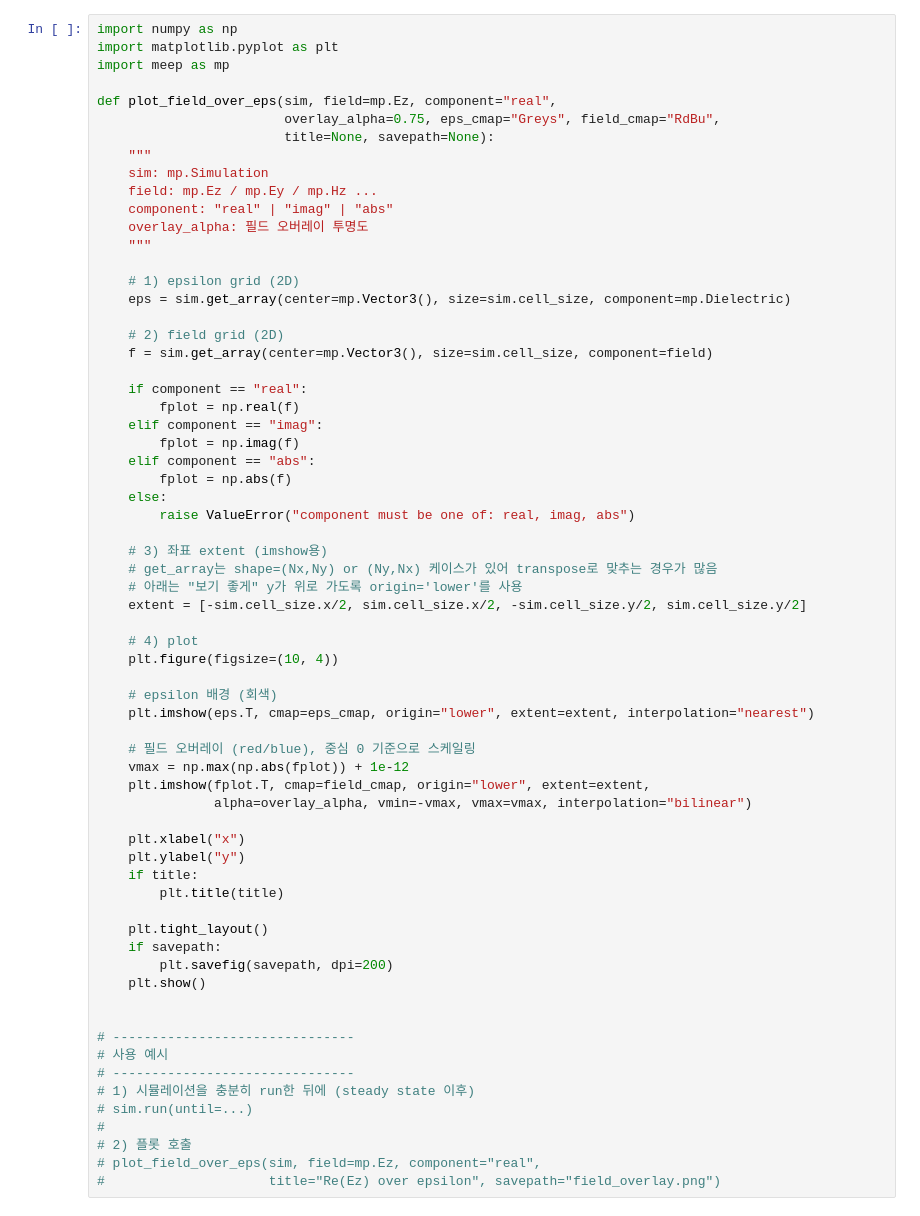
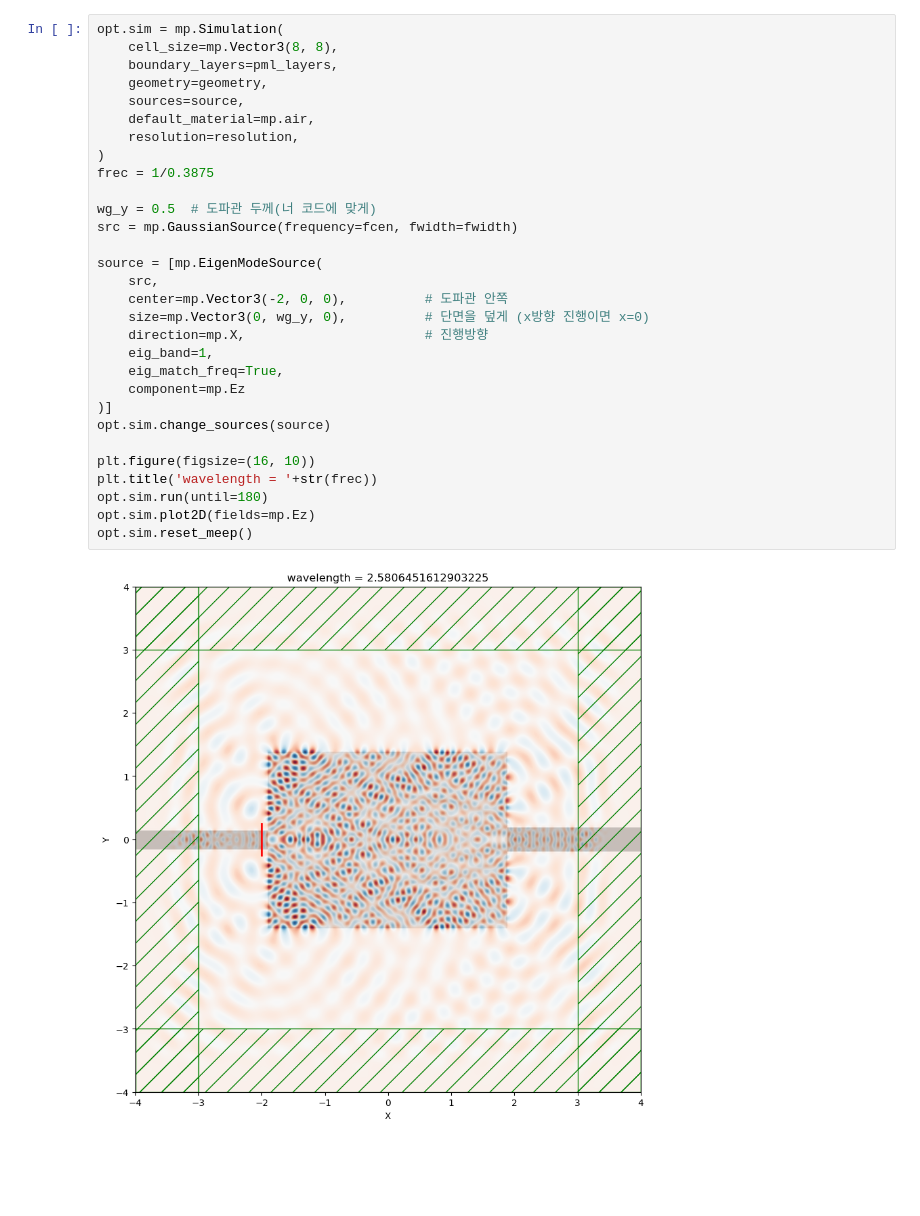
Before and after one commit to y0ooung/Meep, a Jupyter notebook: mode converter.ipynb, the cells around one changed output. Cells and saved outputs as stored; diff of their text form; blank space fills up the shorter version.

```diff
--- a/mode converter.ipynb
+++ b/mode converter.ipynb
@@ -237,66 +236,32 @@ plt.show()
 # %%
-import numpy as np
-import matplotlib.pyplot as plt
-import meep as mp
+opt.sim = mp.Simulation(
+    cell_size=mp.Vector3(8, 8),
+    boundary_layers=pml_layers,
+    geometry=geometry,
+    sources=source,
+    default_material=mp.air,
+    resolution=resolution,
+)
+frec = 1/0.3875
 
-def plot_field_over_eps(sim, field=mp.Ez, component="real",
-                        overlay_alpha=0.75, eps_cmap="Greys", field_cmap="RdBu",
-                        title=None, savepath=None):
-    """
-    sim: mp.Simulation
-    field: mp.Ez / mp.Ey / mp.Hz ...
-    component: "real" | "imag" | "abs"
-    overlay_alpha: 필드 오버레이 투명도
-    """
+wg_y = 0.5  # 도파관 두께(너 코드에 맞게)
+src = mp.GaussianSource(frequency=fcen, fwidth=fwidth)
 
-    # 1) epsilon grid (2D)
-    eps = sim.get_array(center=mp.Vector3(), size=sim.cell_size, component=mp.Dielectric)
+source = [mp.EigenModeSource(
+    src,
+    center=mp.Vector3(-2, 0, 0),          # 도파관 안쪽
+    size=mp.Vector3(0, wg_y, 0),          # 단면을 덮게 (x방향 진행이면 x=0)
+    direction=mp.X,                       # 진행방향
+    eig_band=1,
+    eig_match_freq=True,
+    component=mp.Ez
+)]
+opt.sim.change_sources(source)
 
-    # 2) field grid (2D)
-    f = sim.get_array(center=mp.Vector3(), size=sim.cell_size, component=field)
-
-    if component == "real":
-        fplot = np.real(f)
-    elif component == "imag":
-        fplot = np.imag(f)
-    elif component == "abs":
-        fplot = np.abs(f)
-    else:
-        raise ValueError("component must be one of: real, imag, abs")
-
-    # 3) 좌표 extent (imshow용)
-    # get_array는 shape=(Nx,Ny) or (Ny,Nx) 케이스가 있어 transpose로 맞추는 경우가 많음
-    # 아래는 "보기 좋게" y가 위로 가도록 origin='lower'를 사용
-    extent = [-sim.cell_size.x/2, sim.cell_size.x/2, -sim.cell_size.y/2, sim.cell_size.y/2]
-
-    # 4) plot
-    plt.figure(figsize=(10, 4))
-
-    # epsilon 배경 (회색)
-    plt.imshow(eps.T, cmap=eps_cmap, origin="lower", extent=extent, interpolation="nearest")
-
-    # 필드 오버레이 (red/blue), 중심 0 기준으로 스케일링
-    vmax = np.max(np.abs(fplot)) + 1e-12
-    plt.imshow(fplot.T, cmap=field_cmap, origin="lower", extent=extent,
-               alpha=overlay_alpha, vmin=-vmax, vmax=vmax, interpolation="bilinear")
-
-    plt.xlabel("x")
-    plt.ylabel("y")
-    if title:
-        plt.title(title)
-
-    plt.tight_layout()
-    if savepath:
-        plt.savefig(savepath, dpi=200)
-    plt.show()
-
-
-# -------------------------------
-# 사용 예시
-# -------------------------------
-# 1) 시뮬레이션을 충분히 run한 뒤에 (steady state 이후)
-# sim.run(until=...)
-#
-# 2) 플롯 호출
-# plot_field_over_eps(sim, field=mp.Ez, component="real",
-#                     title="Re(Ez) over epsilon", savepath="field_overlay.png")
+plt.figure(figsize=(16, 10))
+plt.title('wavelength = '+str(frec))
+opt.sim.run(until=180)
+opt.sim.plot2D(fields=mp.Ez)
+opt.sim.reset_meep()
+# %% [output]
+[figure, added]
```
Also changed, not shown: parts of 4 cells of this notebook.
